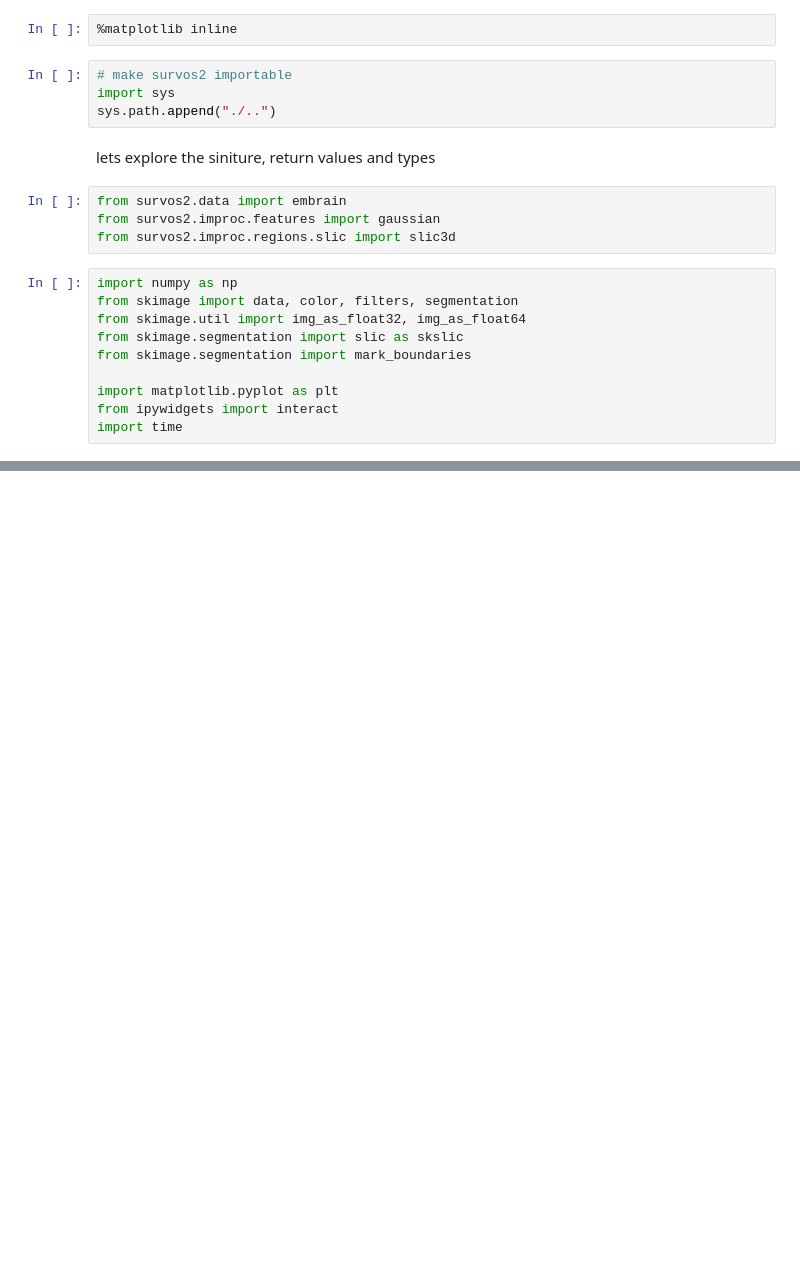
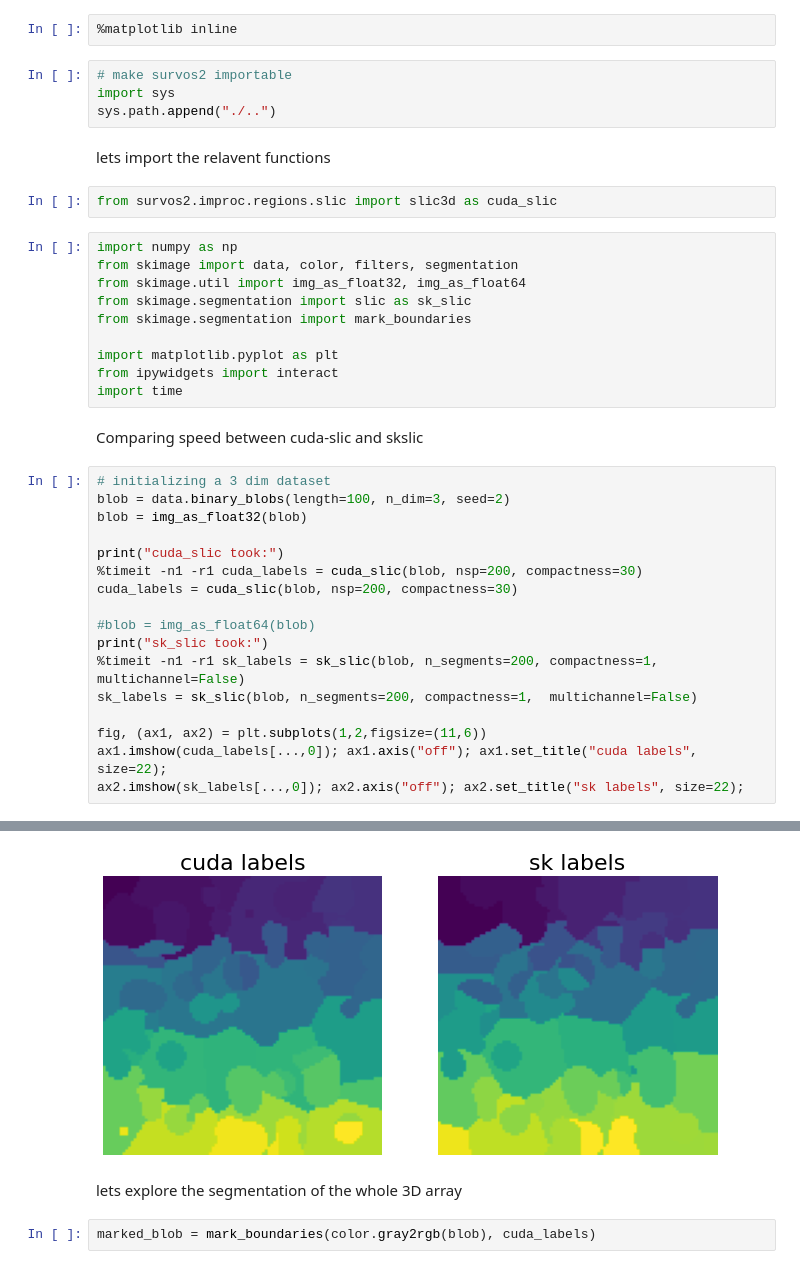
Before and after one commit to rosalindfranklininstitute/cuda-slic, a Jupyter notebook: notebooks/exploring_slic3d.ipynb, the cells around one changed output, grey strips where cells are left out. Cells and saved outputs as stored; diff of their text form; blank space fills up the shorter version.

```diff
--- a/notebooks/exploring_slic3d.ipynb
+++ b/notebooks/exploring_slic3d.ipynb
@@ -4,19 +4,37 @@
 # make survos2 importable
 import sys
 sys.path.append("./..")
-# %% [markdown]
-lets explore the siniture, return values and types
+# %% [markdown]
+lets import the relavent functions
 # %%
-from survos2.data import embrain
-from survos2.improc.features import gaussian
-from survos2.improc.regions.slic import slic3d
+from survos2.improc.regions.slic import slic3d as cuda_slic
 # %%
 import numpy as np
 from skimage import data, color, filters, segmentation
 from skimage.util import img_as_float32, img_as_float64
-from skimage.segmentation import slic as skslic
+from skimage.segmentation import slic as sk_slic
 from skimage.segmentation import mark_boundaries
 
 import matplotlib.pyplot as plt
 from ipywidgets import interact
 import time
+# %% [markdown]
+Comparing speed between cuda-slic and skslic
+# %%
+# initializing a 3 dim dataset
+blob = data.binary_blobs(length=100, n_dim=3, seed=2)
+blob = img_as_float32(blob)
+
+print("cuda_slic took:")
+%timeit -n1 -r1 cuda_labels = cuda_slic(blob, nsp=200, compactness=30)
+cuda_labels = cuda_slic(blob, nsp=200, compactness=30)
+
+#blob = img_as_float64(blob)
+print("sk_slic took:")
+%timeit -n1 -r1 sk_labels = sk_slic(blob, n_segments=200, compactness=1,  multichannel=False)
+sk_labels = sk_slic(blob, n_segments=200, compactness=1,  multichannel=False)
+
+fig, (ax1, ax2) = plt.subplots(1,2,figsize=(11,6))
+ax1.imshow(cuda_labels[...,0]); ax1.axis("off"); ax1.set_title("cuda labels", size=22);
+ax2.imshow(sk_labels[...,0]); ax2.axis("off"); ax2.set_title("sk labels", size=22);
+# %% [output]
@@ -22,0 +45,5 @@ import time
+[figure, added]
+# %% [markdown]
+lets explore the segmentation of the whole 3D array
+# %%
+marked_blob = mark_boundaries(color.gray2rgb(blob), cuda_labels)
```
Also changed, not shown: parts of 22 cells of this notebook.
